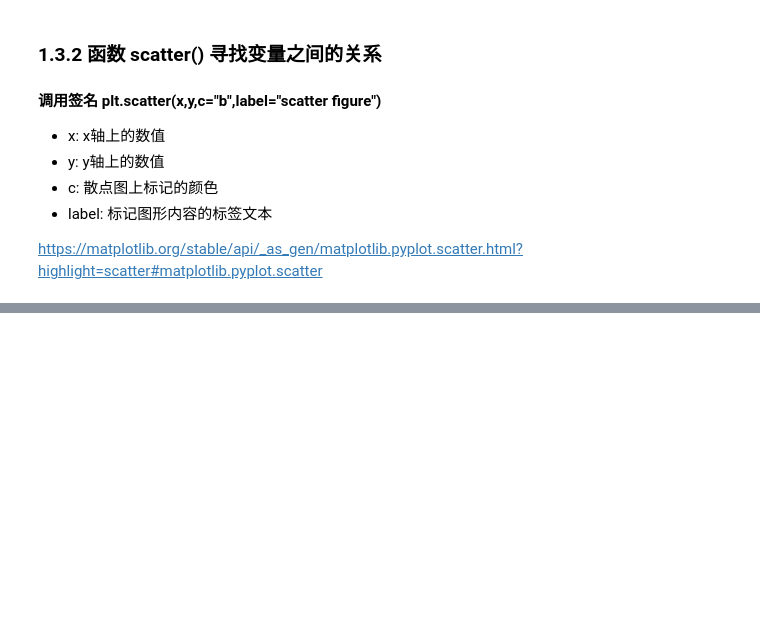
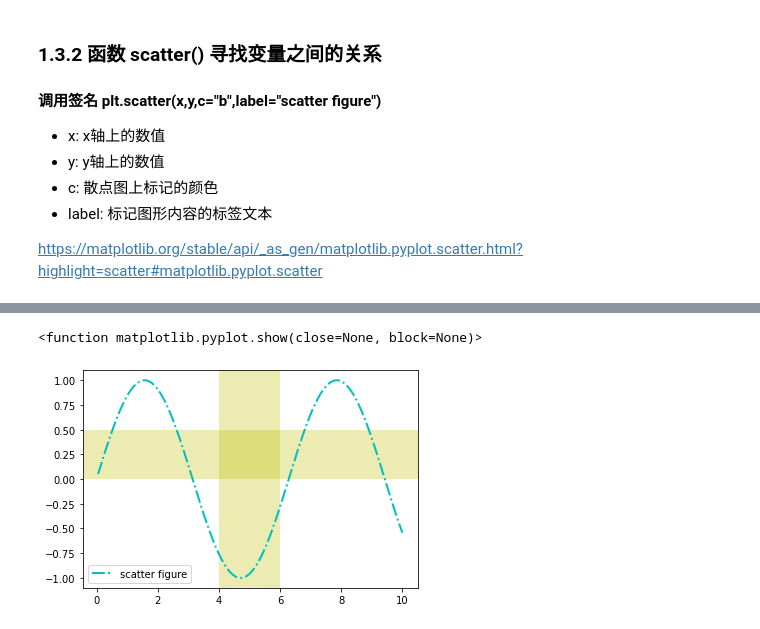
Before and after one commit to liuyinzhe/matplotlib_learn, a Jupyter notebook: matplotlib_1.ipynb, the cells around one changed output, grey strips where cells are left out. Cells and saved outputs as stored; diff of their text form; code cells hidden in the pictures; blank space fills up the shorter version.

```diff
--- a/matplotlib_1.ipynb
+++ b/matplotlib_1.ipynb
@@ -91,0 +186,21 @@ plt.show
+# %%
+import matplotlib.pyplot as plt
+import numpy as np
+
+
+# 0.05 到 10 之间均匀地取1000个数字
+x = np.linspace(0.05,10,1000)
+# sin 函数
+y = np.sin(x)
+
+plt.plot(x,y,ls="-.",lw=2,c="c",label="scatter figure")
+plt.legend()
+
+# 参考区域
+plt.axvspan(xmin=4.0,xmax=6.0,facecolor="y",alpha=0.3)
+plt.axhspan(ymin=0.0,ymax=0.5,facecolor="y",alpha=0.3)
+
+plt.show
+# %% [output]
+<function matplotlib.pyplot.show(close=None, block=None)>
+[figure, added]
```
Also changed, not shown: parts of 19 cells of this notebook.
